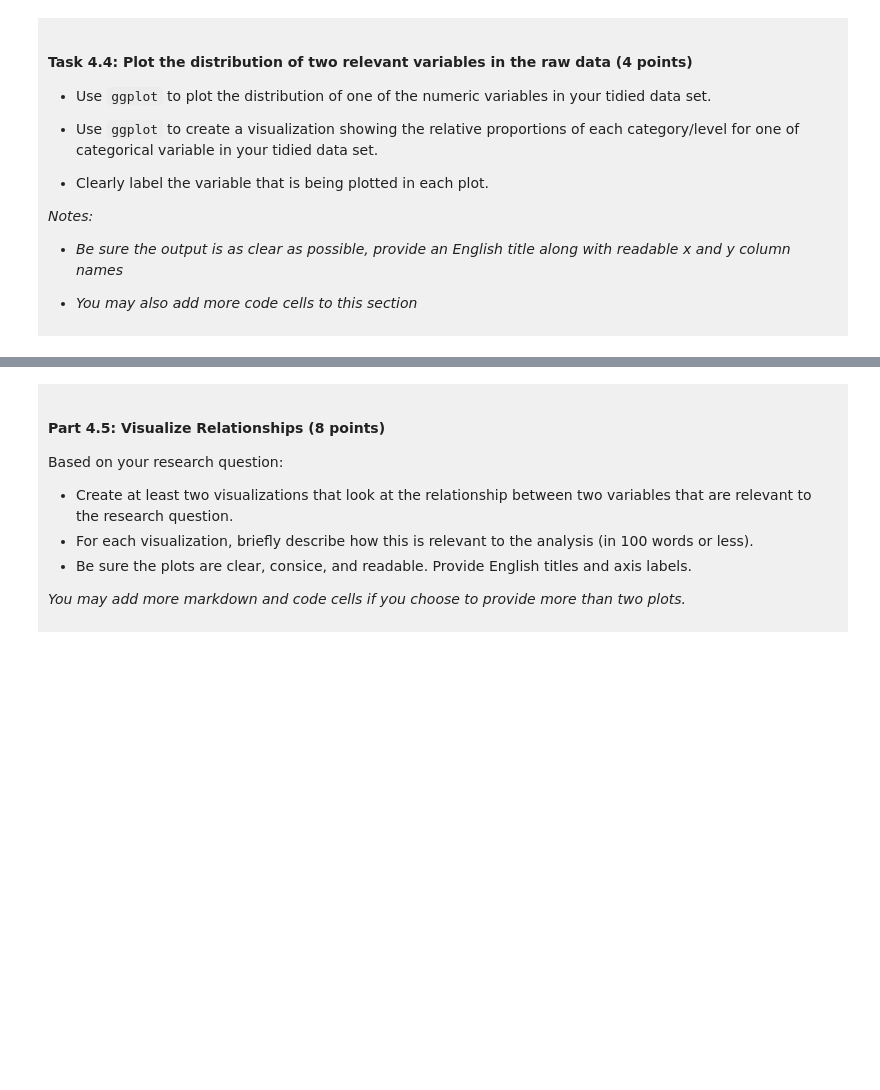
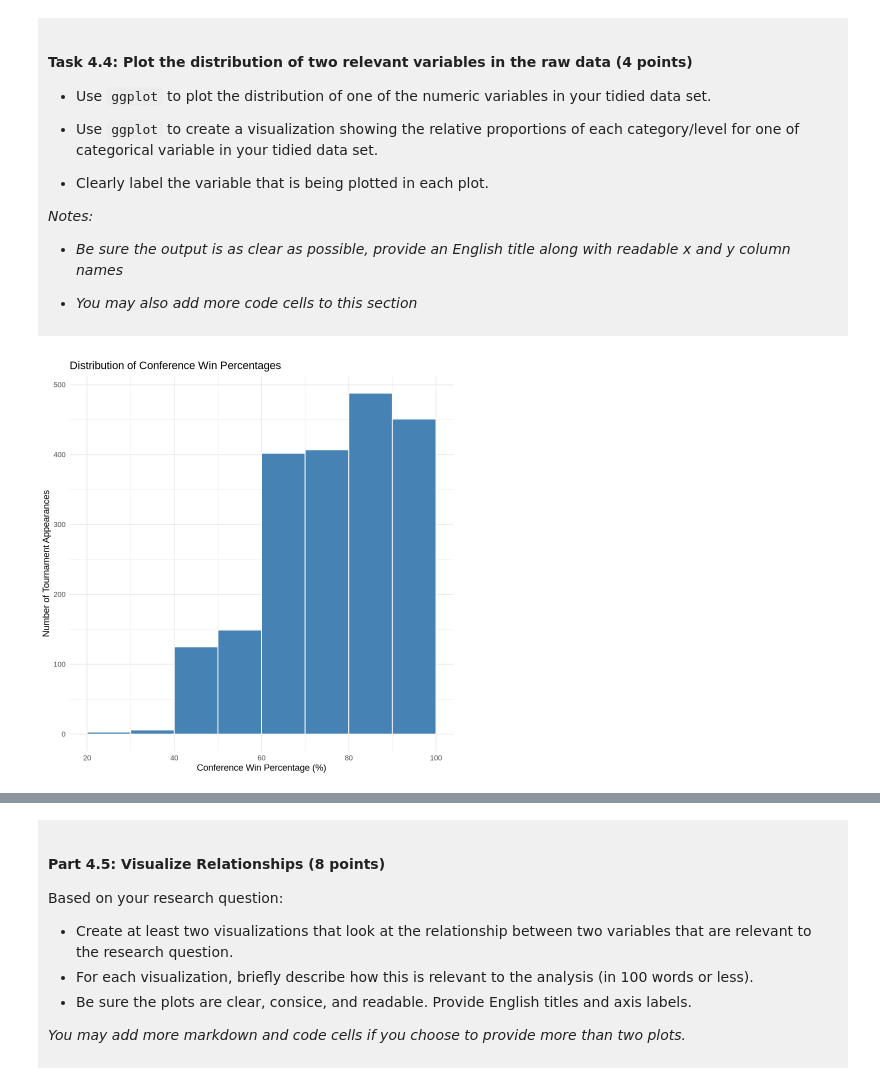
Before and after one commit to lierple/dsci-100-project-lier-peng, a Jupyter notebook: dsci-100-project-notebook.ipynb, the cells around one changed output, grey strips where cells are left out. Saved outputs shown, nothing was run; the diff lists cells and outputs as text; code cells hidden in the pictures; blank space fills up the shorter version.

```diff
--- a/dsci-100-project-notebook.ipynb
+++ b/dsci-100-project-notebook.ipynb
@@ -301,5 +334,13 @@ You will refine your research question (if needed) and produce a tidy data set.
 
 </div>
 # %%
-### EDIT THIS CODE CELL FOR PLOT 1 ###
+ggplot(basketball_tidy, aes(x = conf_wins_pct)) +
+  geom_histogram(binwidth = 10, boundary = 0,
+                 fill = "steelblue", color = "white") +
+  labs(title = "Distribution of Conference Win Percentages",
+       x = "Conference Win Percentage (%)",
+       y = "Number of Tournament Appearances") +
+  theme_minimal()
+# %% [output]
+[figure, added]
 # %%
```
Also changed, not shown: parts of 9 cells of this notebook.
